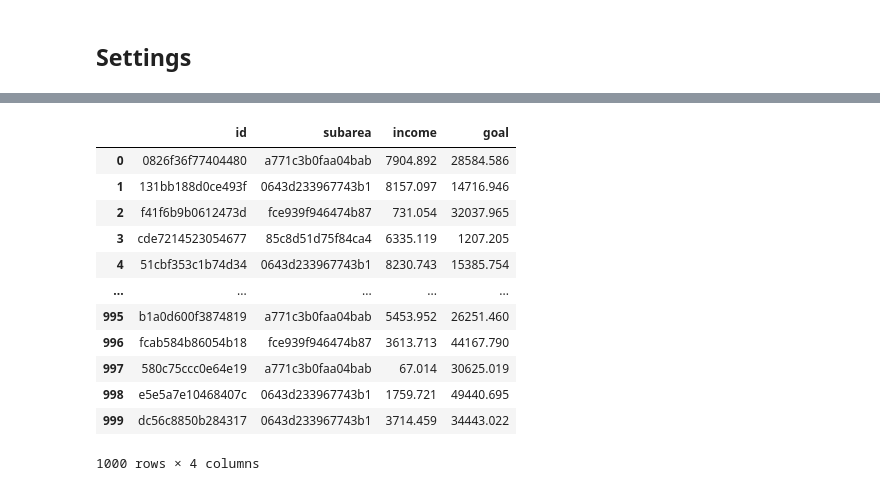
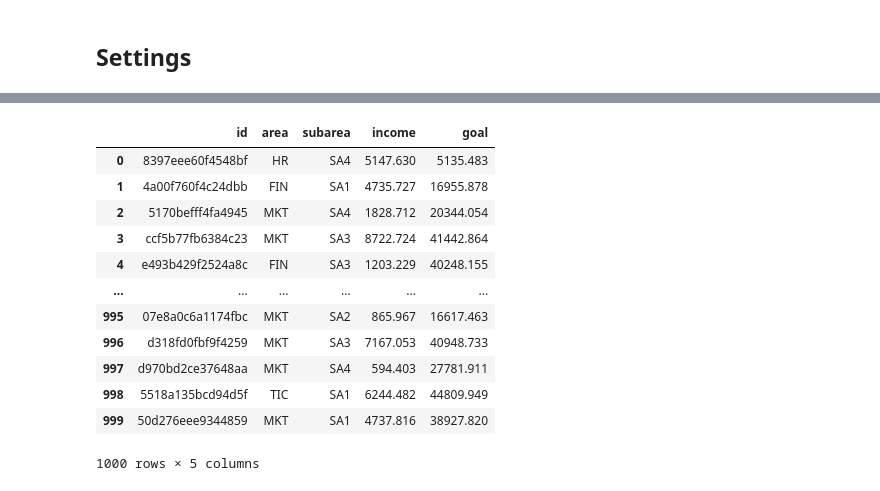
Before and after one commit to Reyniery-Carlitos/Teoria-de-simulacion, a Jupyter notebook: Proyecto1/proyecto1_20201003545_Rubio.ipynb, the cells around one changed output, grey strips where cells are left out. Cells and saved outputs as stored; diff of their text form; code cells hidden in the pictures.

```diff
--- a/Proyecto1/proyecto1_20201003545_Rubio.ipynb
+++ b/Proyecto1/proyecto1_20201003545_Rubio.ipynb
@@ -37,6 +115,7 @@ def generate_numeric_random_values(min, max, std, mean, size):
 # %% [markdown]
 ## Helpers
 # %%
+# Funcion encargada de calcular la columna con mayor cantidad de registros (Esto en caso de que el valor random sea False)
 def calc_greater(cols_arr):
     max_values = 0 # Inicia en cero suponiendo que no hay nada todavia al inicio
 
@@ -54,6 +133,7 @@ def calc_greater(cols_arr):
 
     return max_values
 
+# Funcion encargada de evaluar que en efecto las columnas relacionadas existan asi como sus posibles columnas
 def validate_relationships(all_dfs, reference_df):
     # Primero valido que exista el dataframe
     df_name, df_column = reference_df.split('.')
@@ -67,36 +147,36 @@ def validate_relationships(all_dfs, reference_df):
 
     # Validamos por columna
     if df_column not in columns:
-        raise ValueError(f'La columna {df_column} no existe :( en el dataframe {df_name}. Las columnas validas son: {columns}')
+        raise ValueError(f'La columna {df_column} no existe :( en el dataframe {df_name}. Las columnas validas son: {columns}.')
 
+# Funcion que retorna un arreglo con todas las dependencias de un objeto que contiene alguna configuracion
 def extract_dependencies(obj):
     dependencies = []
 
     for col in obj['columns']:
         if col['type'] == 'foreign':
-            df_name, df_column = col['values'].split('.')
+            df_name = col['values'].split('.')[0]
             dependencies.append(df_name)
     return dependencies
 
+# Funcion encargada de reordenar por dependencias el arreglo conf_list que puede que su orden no sea el de acuerdo a sus dependencias
 def reorder_by_dependencies(arr): # Usando el algoritmo de insertion sort
-    n = len(arr)
-
     for i, value in enumerate(arr[1:], start=1):
         value_dependencies = extract_dependencies(value)
         j = i - 1
 
-        # Validar que j no sea menor que cero y que las dependencias del valor actual recorrido esten en el valor de la izq|
-        while j >= 0 and any([dep for dep in value_dependencies if dep == arr[j]['ds']]):
+        # Validar que j no sea menor que cero y que las dependencias del valor actual recorrido esten en el valor de la izq
+        while j >= 0 and any(dep in [d['ds'] for d in arr[:j+1]] for dep in value_dependencies):
             arr[j + 1] = arr[j]
-            j = j - 1
+            j -= 1
 
         # Remplazar el valor actual despues del elemento del que dependa
         arr[j + 1] = value
-
     return list(reversed(arr))
 
-# Guarda en un diccionario todos los dataframes creados
-all_dfs = {}
+all_dfs = {} # Diccionario que contiene todos los dataframes creados
+
+# Funcion que genera un dataframe a partir de su configuracion
 def generate_df(sett):
     result_df = pd.DataFrame()
 
@@ -104,13 +184,12 @@ def generate_df(sett):
     max_values = calc_greater(sett['columns']) if sett['random'] == False else sett['random_rows']
 
     for col in sett['columns']:
-        col_name = col['name']
-        col_type = col['type']
+        col_name, col_type = col['name'], col['type']
 
         if col_type == 'category':
             values = col['values']
 
-            if (len(values) < max_values):
+            if (len(values) != max_values):
                 result_df[col_name] = generate_category_random_values(values, max_values)
             else:
                 result_df[col_name] = values
@@ -120,7 +199,7 @@ def generate_df(sett):
             max = col['values']['max']
             date_range = pd.date_range(start=min, end=max)
 
-            if (date_range.size < max_values):
+            if (date_range.size != max_values):
                 result_df[col_name] = generate_date_random_values(min, max, max_values)
             else:
                 result_df[col_name] = pd.Series(date_range)
@@ -141,7 +220,6 @@ def generate_df(sett):
             else:
                 result_df[col_name] = generate_numeric_random_values(col['values']['min'], col['values']['max'], None, None, max_values)
 
-
     result_df = pd.DataFrame(result_df)
     result_df.name = sett['ds']
 
@@ -265,20 +412,20 @@ d4 = {
 # %%
-conf_list = [d3, d2, d1, d4]
+conf_list = [d3, d2, d1, d4, d5]
 
 dataframe_list = build_dataframes(conf_list)
 # %%
-dataframe_list[0]
+dataframe_list[4]
 # %% [output]
-|  | id | subarea | income | goal |
-| 0 | 0826f36f77404480 | a771c3b0faa04bab | 7904.892 | 28584.586 |
-| 1 | 131bb188d0ce493f | 0643d233967743b1 | 8157.097 | 14716.946 |
-| 2 | f41f6b9b0612473d | fce939f946474b87 | 731.054 | 32037.965 |
-| 3 | cde7214523054677 | 85c8d51d75f84ca4 | 6335.119 | 1207.205 |
-| 4 | 51cbf353c1b74d34 | 0643d233967743b1 | 8230.743 | 15385.754 |
-| ... | ... | ... | ... | ... |
-| 995 | b1a0d600f3874819 | a771c3b0faa04bab | 5453.952 | 26251.460 |
-| 996 | fcab584b86054b18 | fce939f946474b87 | 3613.713 | 44167.790 |
-| 997 | 580c75ccc0e64e19 | a771c3b0faa04bab | 67.014 | 30625.019 |
-| 998 | e5e5a7e10468407c | 0643d233967743b1 | 1759.721 | 49440.695 |
-| 999 | dc56c8850b284317 | 0643d233967743b1 | 3714.459 | 34443.022 |
+|  | id | area | subarea | income | goal |
+| 0 | 8397eee60f4548bf | HR | SA4 | 5147.630 | 5135.483 |
+| 1 | 4a00f760f4c24dbb | FIN | SA1 | 4735.727 | 16955.878 |
+| 2 | 5170befff4fa4945 | MKT | SA4 | 1828.712 | 20344.054 |
+| 3 | ccf5b77fb6384c23 | MKT | SA3 | 8722.724 | 41442.864 |
+| 4 | e493b429f2524a8c | FIN | SA3 | 1203.229 | 40248.155 |
+| ... | ... | ... | ... | ... | ... |
+| 995 | 07e8a0c6a1174fbc | MKT | SA2 | 865.967 | 16617.463 |
+| 996 | d318fd0fbf9f4259 | MKT | SA3 | 7167.053 | 40948.733 |
+| 997 | d970bd2ce37648aa | MKT | SA4 | 594.403 | 27781.911 |
+| 998 | 5518a135bcd94d5f | TIC | SA1 | 6244.482 | 44809.949 |
+| 999 | 50d276eee9344859 | MKT | SA1 | 4737.816 | 38927.820 |
-1000 rows × 4 columns
+1000 rows × 5 columns
```
Also changed, not shown: parts of 25 cells of this notebook, 1 other file.
